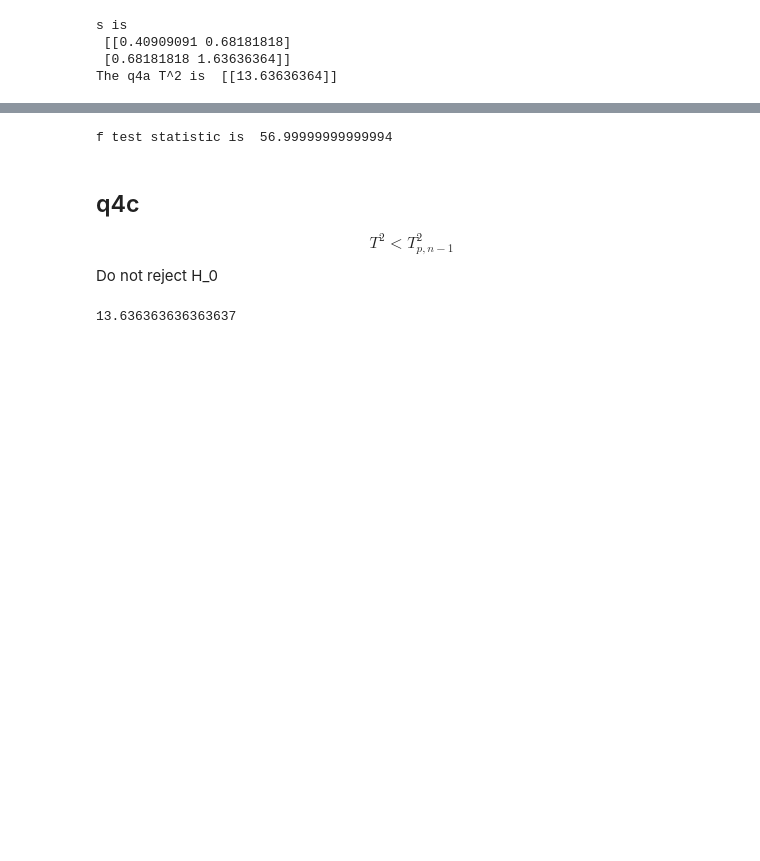
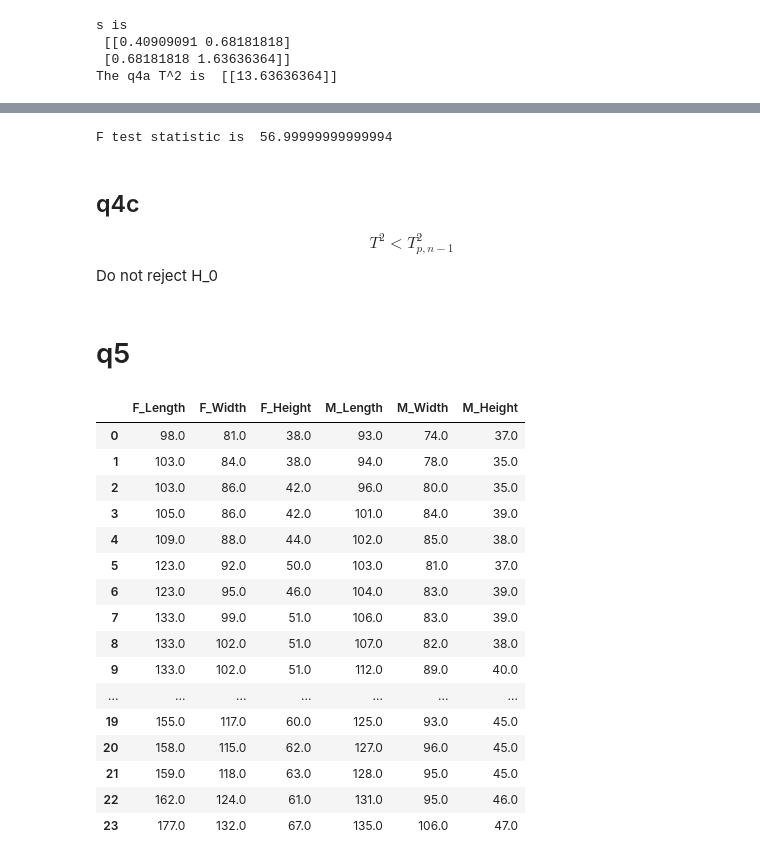
Before and after one commit to Chuanhuan/NTU-Classes, a Jupyter notebook: Data Analytics/hw4-jack.ipynb, the cells around one changed output, grey strips where cells are left out. Drawn from its saved outputs; the diff is of its cells as text; code cells hidden in the pictures; blank space fills up the shorter version.

```diff
--- a/Data Analytics/hw4-jack.ipynb
+++ b/Data Analytics/hw4-jack.ipynb
@@ -222,16 +222,12 @@ T^2 \sim T^2_{p,n-1} = \frac{p(n-1)}{n-p}F_{\alpha, p,n-p}
 $$
 # %%
 from scipy.stats import f
-print('f test statistic is ',  f.ppf(1-.05,2,2)*3)
+print('F test statistic is ',  f.ppf(1-.05,2,2)*3)
 # %% [output]
-f test statistic is  56.99999999999994
+F test statistic is  56.99999999999994
 # %% [markdown]
 ## q4c
 $$
 T^2 < T^2_{p,n-1}
 $$
 Do not reject H_0
-# %%
-150/11
-# %% [output]
-13.636363636363637
@@ -237,0 +243,35 @@ Do not reject H_0
+# %% [markdown]
+# q5
+# %%
+
+col_names = ['F_Length','F_Width','F_Height',
+             'M_Length','M_Width','M_Height']
+# read text file into pandas DataFrame
+filename = "HW4_q5data.txt"
+# df = pd.read_fwf(,header=None,names = col_names,delimiter = "\s")
+# df
+ll = []
+with io.open(filename, mode="r", encoding="utf-8") as f:
+    for line in f:
+        # print(line.split())
+        ll.append([float(i) for i in line.split()])
+df = pd.DataFrame(ll,columns=col_names)
+df
+# %% [output]
+|  | F_Length | F_Width | F_Height | M_Length | M_Width | M_Height |
+| 0 | 98.0 | 81.0 | 38.0 | 93.0 | 74.0 | 37.0 |
+| 1 | 103.0 | 84.0 | 38.0 | 94.0 | 78.0 | 35.0 |
+| 2 | 103.0 | 86.0 | 42.0 | 96.0 | 80.0 | 35.0 |
+| 3 | 105.0 | 86.0 | 42.0 | 101.0 | 84.0 | 39.0 |
+| 4 | 109.0 | 88.0 | 44.0 | 102.0 | 85.0 | 38.0 |
+| 5 | 123.0 | 92.0 | 50.0 | 103.0 | 81.0 | 37.0 |
+| 6 | 123.0 | 95.0 | 46.0 | 104.0 | 83.0 | 39.0 |
+| 7 | 133.0 | 99.0 | 51.0 | 106.0 | 83.0 | 39.0 |
+| 8 | 133.0 | 102.0 | 51.0 | 107.0 | 82.0 | 38.0 |
+| 9 | 133.0 | 102.0 | 51.0 | 112.0 | 89.0 | 40.0 |
+| ... | ... | ... | ... | ... | ... | ... |
+| 19 | 155.0 | 117.0 | 60.0 | 125.0 | 93.0 | 45.0 |
+| 20 | 158.0 | 115.0 | 62.0 | 127.0 | 96.0 | 45.0 |
+| 21 | 159.0 | 118.0 | 63.0 | 128.0 | 95.0 | 45.0 |
+| 22 | 162.0 | 124.0 | 61.0 | 131.0 | 95.0 | 46.0 |
+| 23 | 177.0 | 132.0 | 67.0 | 135.0 | 106.0 | 47.0 |
```
Also changed, not shown: parts of 25 cells of this notebook, 3 other files.
